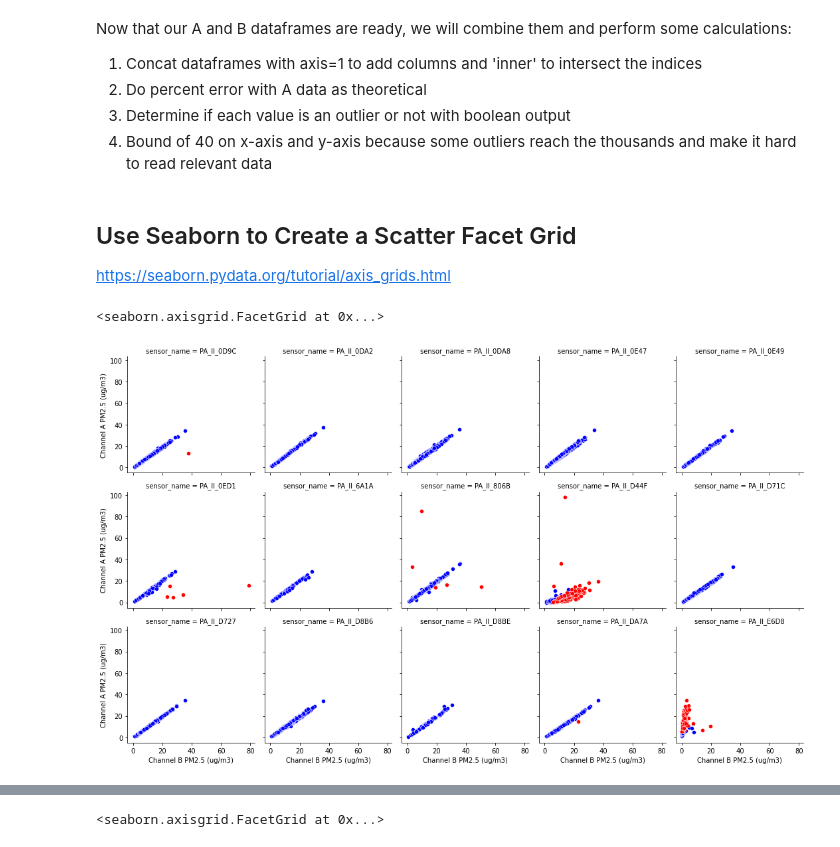
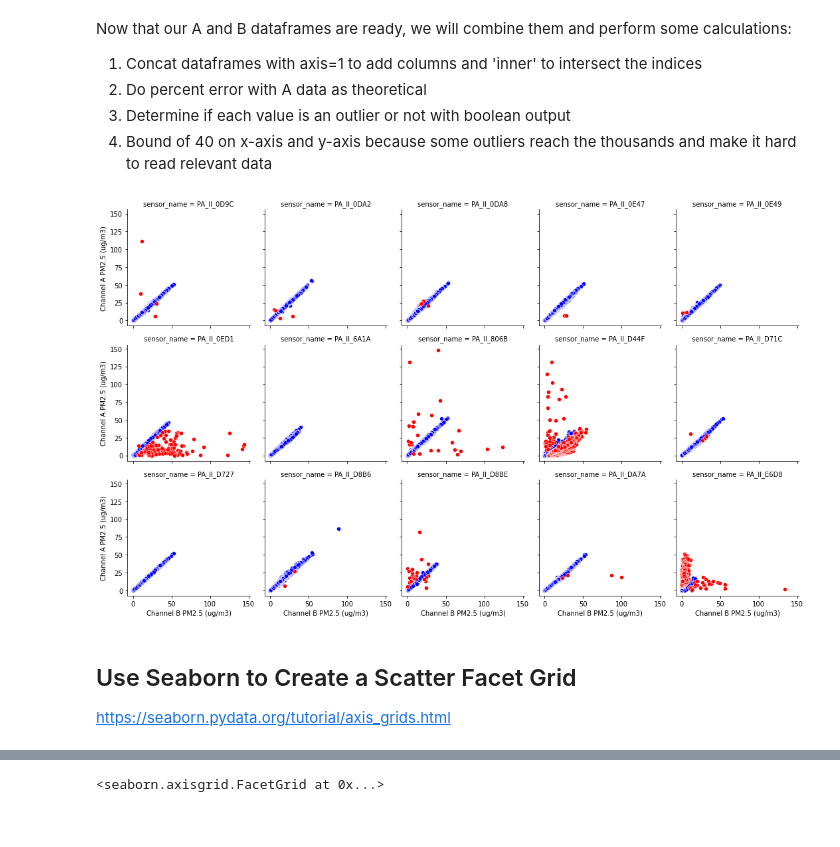
Before and after one commit to intelligent-environments-lab/bleed-orange-measure-purple, a Jupyter notebook: notebooks/3.1-cjl-visual-channel-agreement.ipynb, the cells around one changed output, grey strips where cells are left out. Saved outputs shown, nothing was run; the diff lists cells and outputs as text; code cells hidden in the pictures.

```diff
--- a/notebooks/3.1-cjl-visual-channel-agreement.ipynb
+++ b/notebooks/3.1-cjl-visual-channel-agreement.ipynb
@@ -33,9 +33,9 @@ Primary_B imported
 Both of these dataframes use a multiindex consisting of (sensor_name,created_at). So resampling must be performed in a specific way in order to obtain the intend result. If you just use df.resample(), it will average all the sensors together, essentially erasing the sensor_name component of the index. However, we get daily averaged data PER CITY, so we utilize the methods described in this [stackoverflow answer](https://stackoverflow.com/questions/15799162/resampling-within-a-pandas-multiindex) to do exactly that using groupby instructions. I also just appended a .rename() to each line, because it was more convenient than writing another variable assignment (like data_A = data_A.rename()).
 # %%
 # https://stackoverflow.com/questions/15799162/resampling-within-a-pandas-multiindex
-data_A = data_A.groupby([pd.Grouper(level='sensor_name'),pd.Grouper(level='created_at', freq='D')]).mean()\
+data_A = data_A.groupby([pd.Grouper(level='sensor_name'),pd.Grouper(level='created_at', freq='H')]).mean()\
     .rename(columns={'PM2.5_ATM_ug/m3':'Channel A PM2.5 (ug/m3)'})
-data_B = data_B.groupby([pd.Grouper(level='sensor_name'),pd.Grouper(level='created_at', freq='D')]).mean()\
+data_B = data_B.groupby([pd.Grouper(level='sensor_name'),pd.Grouper(level='created_at', freq='H')]).mean()\
     .rename(columns={'PM2.5_ATM_ug/m3':'Channel B PM2.5 (ug/m3)'})
 # %% [markdown]
 ## Data Analysis
@@ -48,22 +50,23 @@ Now that our A and B dataframes are ready, we will combine them and perform some
+# %%
+def scatter_facet_grid(data,x_col='Channel B PM2.5 (ug/m3)',y_col='Channel A PM2.5 (ug/m3)', hue='outlier', bound=150):
+    data = data.loc[(data[y_col]<bound) &(data[x_col]<bound)]
+    g = sns.FacetGrid(data.reset_index().set_index('created_at'), col="sensor_name", hue=hue, palette=['blue','red'], col_wrap=5)
+    g.map(sns.scatterplot,x_col,y_col)
 # %%
-def mark_outliers(data_A, data_B, bound=100):
-    data = pd.concat([data_A, data_B], axis=1,join='inner')
+def mark_outliers(data):
     data['diff'] =  abs(data['Channel A PM2.5 (ug/m3)']-data['Channel B PM2.5 (ug/m3)'])
     data['percent_error'] = data['diff']*100/data['Channel A PM2.5 (ug/m3)']
     data['outlier'] = (data['diff'] > 5) & (data['percent_error'] > 16)
-    data = data.loc[(data['Channel A PM2.5 (ug/m3)']<bound) &(data['Channel B PM2.5 (ug/m3)']<bound)]
     return data
 
-data = mark_outliers(data_A, data_B)
+marked_data = mark_outliers(data)
+# %%
+scatter_facet_grid(marked_data)
+# %% [output]
+[figure, added]
 # %% [markdown]
 ## Use Seaborn to Create a Scatter Facet Grid
 https://seaborn.pydata.org/tutorial/axis_grids.html
-# %%
-g = sns.FacetGrid(data.reset_index().set_index('created_at'), col="sensor_name", hue='outlier', palette=['blue','red'], col_wrap=5)
-g.map(sns.scatterplot,'Channel B PM2.5 (ug/m3)','Channel A PM2.5 (ug/m3)')
-# %% [output]
-<seaborn.axisgrid.FacetGrid at 0x...>
-[figure, removed]
 # %%
 def remove_marked_outliers(data):
     data_cleaned = data.loc[data.loc[:,'outlier']==False]
```
Also changed, not shown: parts of 3 cells of this notebook, 1 other file.
